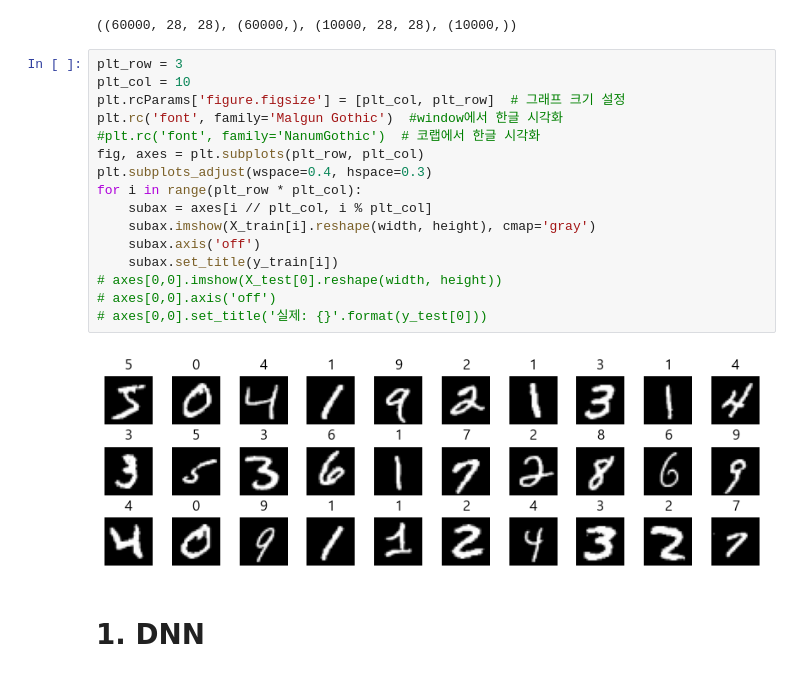
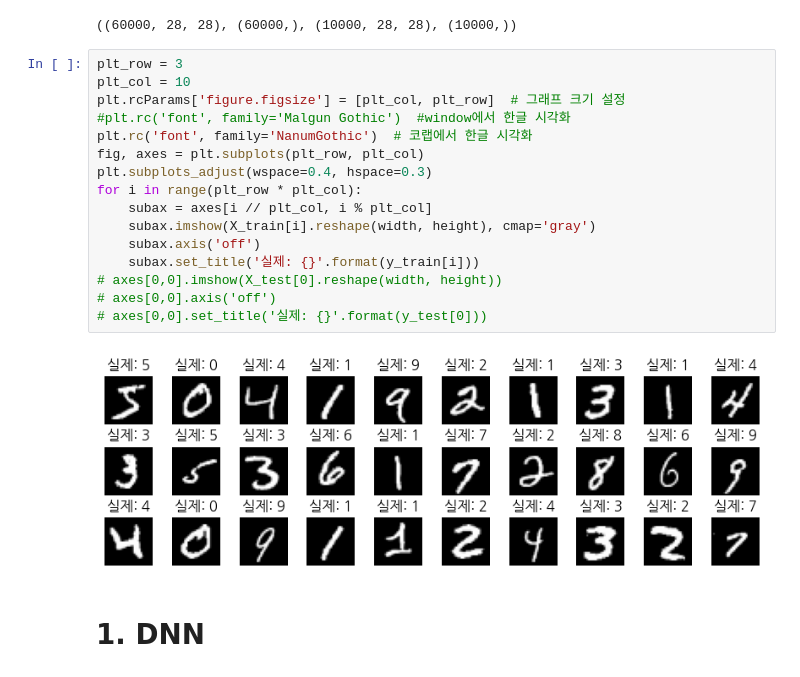
Before and after one commit to tangerineTaste/ai_x, a Jupyter notebook: source/06_이미지처리/MNIST_DNN_CNN.ipynb, the cells around one changed output. Saved outputs shown, nothing was run; the diff lists cells and outputs as text.

```diff
--- a/source/06_이미지처리/MNIST_DNN_CNN.ipynb
+++ b/source/06_이미지처리/MNIST_DNN_CNN.ipynb
@@ -16,21 +38,21 @@ X_train.shape, y_train.shape, X_test.shape, y_test.shape
 # %%
 plt_row = 3
 plt_col = 10
 plt.rcParams['figure.figsize'] = [plt_col, plt_row]  # 그래프 크기 설정
-plt.rc('font', family='Malgun Gothic')  #window에서 한글 시각화
-#plt.rc('font', family='NanumGothic')  # 코랩에서 한글 시각화
+#plt.rc('font', family='Malgun Gothic')  #window에서 한글 시각화
+plt.rc('font', family='NanumGothic')  # 코랩에서 한글 시각화
 fig, axes = plt.subplots(plt_row, plt_col)
 plt.subplots_adjust(wspace=0.4, hspace=0.3)
 for i in range(plt_row * plt_col):
     subax = axes[i // plt_col, i % plt_col]
     subax.imshow(X_train[i].reshape(width, height), cmap='gray')
     subax.axis('off')
-    subax.set_title(y_train[i])
+    subax.set_title('실제: {}'.format(y_train[i]))
 # axes[0,0].imshow(X_test[0].reshape(width, height))
 # axes[0,0].axis('off')
 # axes[0,0].set_title('실제: {}'.format(y_test[0]))
 # %% [output]
-[figure, old version]
+[figure, new version]
 # %% [markdown]
 # 1. DNN
 # %%
```
Also changed, not shown: parts of 13 cells of this notebook, 13 other files.
